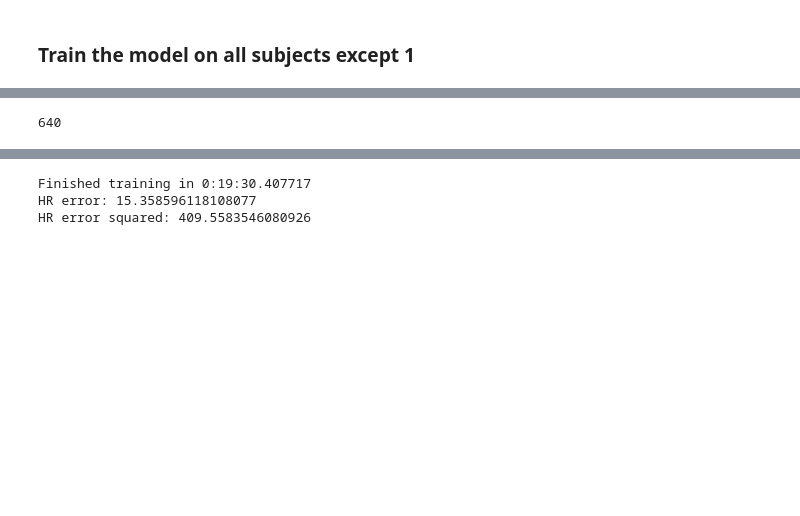
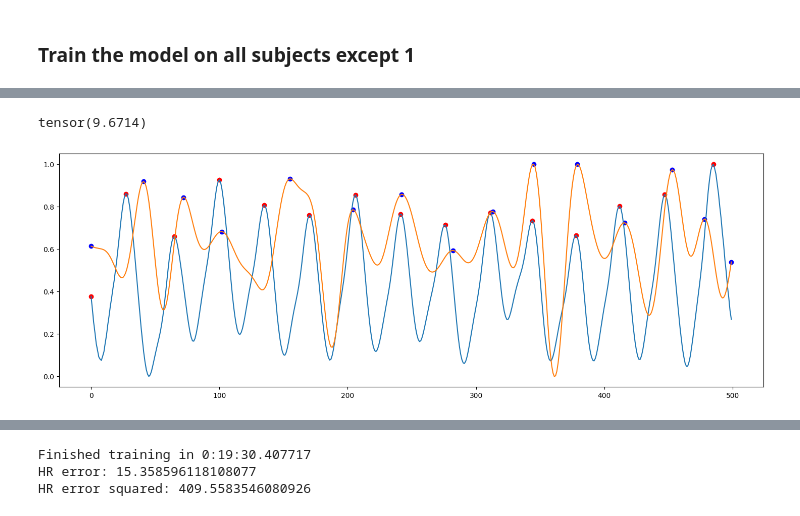
Before and after one commit to arnavpon/pydroid, a Jupyter notebook: example/android/app/src/main/python/pipeline-dev/pipeline-v1/ml.v5.ipynb, the cells around one changed output, grey strips where cells are left out. Cells and saved outputs as stored; diff of their text form; code cells hidden in the pictures; blank space fills up the shorter version.

Commit message:
working differentiable hr loss function

```diff
--- a/example/android/app/src/main/python/pipeline-dev/pipeline-v1/ml.v5.ipynb
+++ b/example/android/app/src/main/python/pipeline-dev/pipeline-v1/ml.v5.ipynb
@@ -471,4 +508,63 @@ HR error squared: 959.0614214035365
-# %%
-64*10
-# %% [output]
-640
+# %%
+import torch
+import torch.nn.functional as F
+
+
+def differentiable_hr_loss(y_true, y_pred, sample_rate=64):
+    # Find the peak indices in the ground truth and predicted signals
+    true_peak_indices = F.max_pool1d(y_true.unsqueeze(0), kernel_size=3, stride=1, padding=1) == y_true.unsqueeze(0)
+    pred_peak_indices = F.max_pool1d(y_pred.unsqueeze(0), kernel_size=3, stride=1, padding=1) == y_pred.unsqueeze(0)
+
+    # a = y_true.numpy()
+    # b = y_pred.numpy()
+    # c = [i for i in range(len(true_peak_indices.numpy().flatten())) if true_peak_indices.numpy().flatten()[i]]
+    # d = [i for i in range(len(pred_peak_indices.numpy().flatten())) if pred_peak_indices.numpy().flatten()[i]]
+    # plt.scatter(c, a[c], color = 'red')
+    # plt.scatter(d, b[d], color = 'blue')
+
+    true_idxs = [i for i in range(len(true_peak_indices.numpy().flatten())) if true_peak_indices.numpy().flatten()[i]]
+    pred_idxs = [i for i in range(len(pred_peak_indices.numpy().flatten())) if pred_peak_indices.numpy().flatten()[i]]
+    plt.scatter(true_idxs, y_true.numpy()[true_idxs], color = 'red')
+    plt.scatter(pred_idxs, y_pred.numpy()[pred_idxs], color = 'blue')
+
+    print(torch.nonzero(true_peak_indices).squeeze())
+    # Calculate the inter-beat intervals (IBIs) for the ground truth and predicted signals
+    true_ibis = torch.diff(torch.diff(torch.nonzero(true_peak_indices)).squeeze() / sample_rate)
+    pred_ibis = torch.diff(torch.diff(torch.nonzero(pred_peak_indices)).squeeze() / sample_rate)
+    print('diffs', torch.nonzero(true_peak_indices).squeeze())
+    print('ibis', true_ibis)
+
+    # Calculate the heart rates (HRs) for the ground truth and predicted signals
+    true_hr = 60.0 / true_ibis.mean()
+    pred_hr = 60.0 / pred_ibis.mean()
+
+    print(f'True HR: {true_hr}')
+    print(f'Pred HR: {pred_hr}')
+
+    # Calculate the mean squared error between the HRs
+    mse = F.mse_loss(torch.tensor(true_hr), torch.tensor(pred_hr))
+
+    return mse
+
+
+beg = 3000
+end = 3500
+
+model = rf_mse
+
+# get data for subject not in test set and get x and y for prediction
+data = truths[4].prepare_data_for_ml()
+x = data.drop(columns = ['bvp']).to_numpy()
+y = data['bvp'].to_numpy()
+
+targ = y[beg: end]
+pred = model.predict(x)[beg: end]
+targ, pred = _process(targ, pred)
+# pred = apply_wavelet(pred, 'db2', 2)
+pred = bandpass(pred, 64, [0.67, 3.0], 4)
+pred = min_max_scale(pred)
+
+plt.plot(targ)
+plt.plot(pred)
+differentiable_hr_loss(torch.from_numpy(targ), torch.from_numpy(pred))
+# %% [output]
@@ -475,3 +588,5 @@ HR error squared: 959.0614214035365
+tensor(9.6714)
+[figure, added]
 # %%
 test_subject = 7
 test_subject_truth = truths[test_subject - 1]
```
Also changed, not shown: parts of 9 cells of this notebook.
